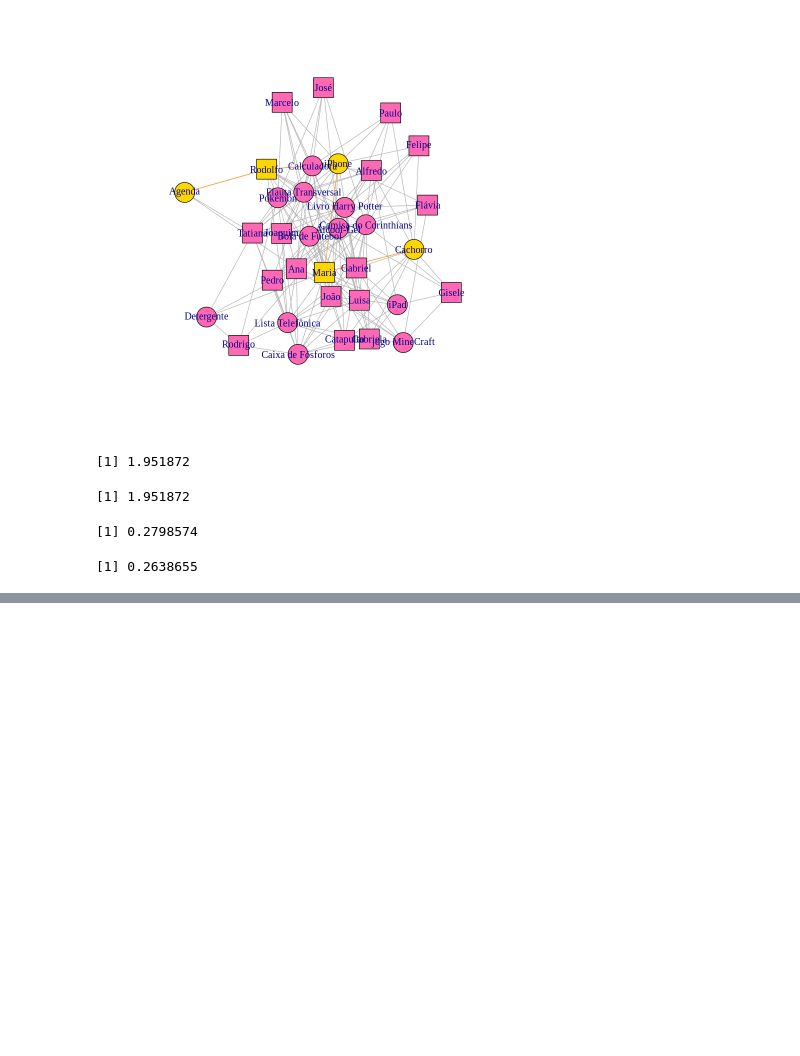
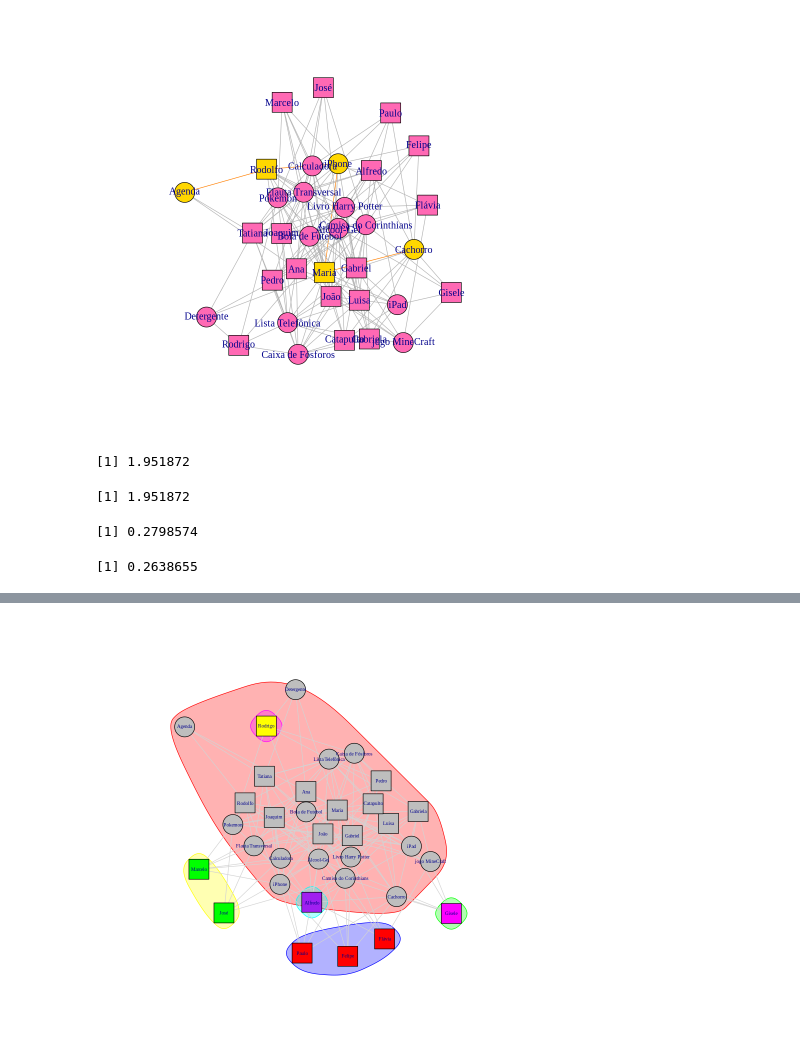
Before and after one commit to ramonferrari/mpgc_ti, a Jupyter notebook: BDADS_2S2023_Tarefa_Aulas_5_e_6.ipynb, the cells around one changed output, grey strips where cells are left out. Saved outputs shown, nothing was run; the diff lists cells and outputs as text; code cells hidden in the pictures; blank space fills up the shorter version.

```diff
--- a/BDADS_2S2023_Tarefa_Aulas_5_e_6.ipynb
+++ b/BDADS_2S2023_Tarefa_Aulas_5_e_6.ipynb
@@ -720,0 +732,5 @@ edge_density(gg, loops=T)
+# %%
+set.seed(004)
+plot(gg,mark.groups = split(V(gg)$name,V(gg)$color),vertex.label.cex=.5)
+# %% [output]
+[figure, added]
```
Also changed, not shown: parts of 15 cells of this notebook.
